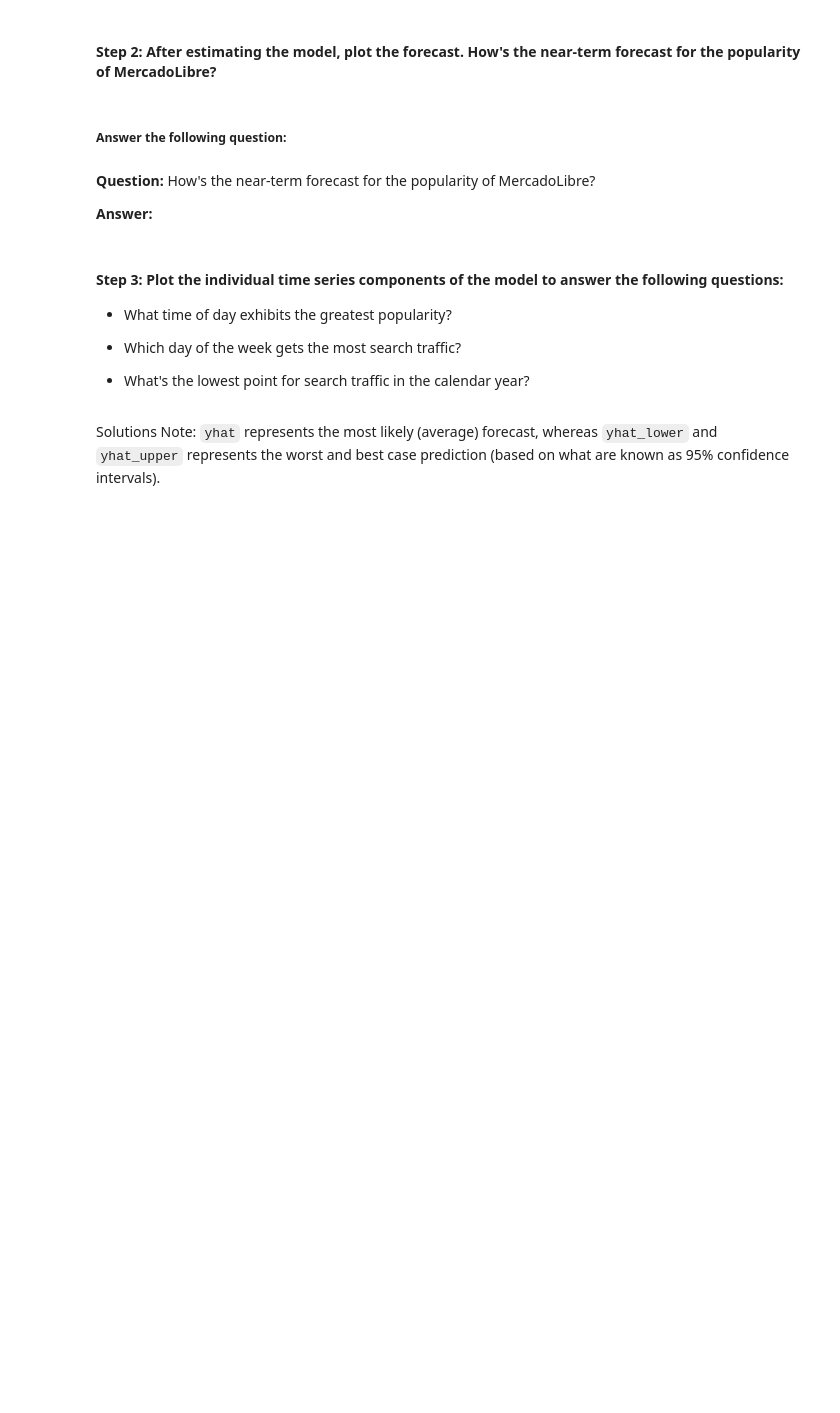
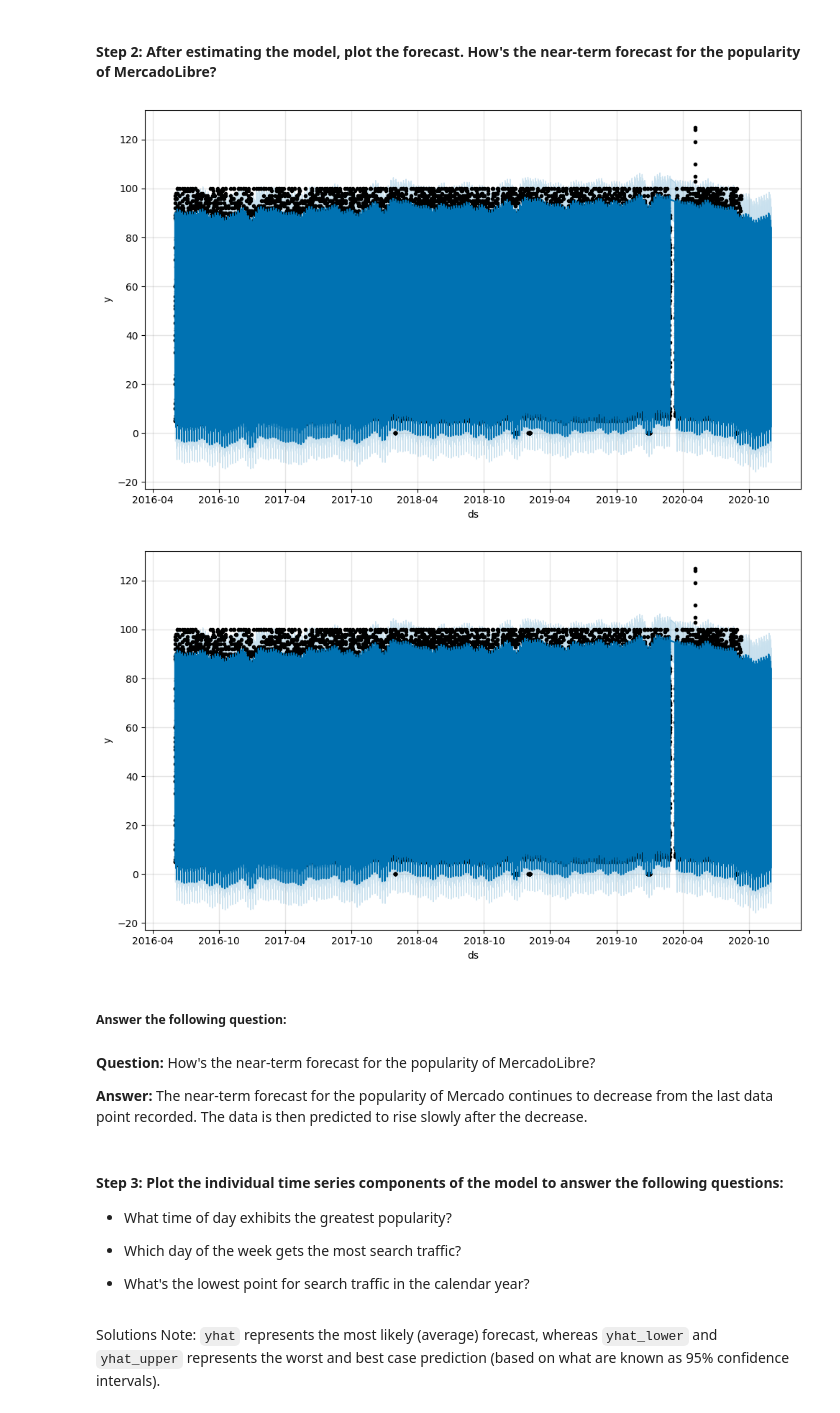
Before and after one commit to LardexTheLarge/prophet-challenge, a Jupyter notebook: forecasting_net_prophet.ipynb, the cells around one changed output. Drawn from its saved outputs; the diff is of its cells as text; code cells hidden in the pictures; blank space fills up the shorter version.

```diff
--- a/forecasting_net_prophet.ipynb
+++ b/forecasting_net_prophet.ipynb
@@ -411,12 +419,16 @@ forecast_mercado_trends.head()
 #### Step 2: After estimating the model, plot the forecast. How's the near-term forecast for the popularity of MercadoLibre?
 # %%
 # Plot the Prophet predictions for the Mercado trends data
+m.plot(forecast_mercado_trends)
+# %% [output]
+[figure, added]
+[figure, added]
 # %% [markdown]
 ##### Answer the following question:
 # %% [markdown]
 **Question:**  How's the near-term forecast for the popularity of MercadoLibre?
 
-**Answer:**
+**Answer:** The near-term forecast for the popularity of Mercado continues to decrease from the last data point recorded. The data is then predicted to rise slowly after the decrease.
 # %% [markdown]
 #### Step 3: Plot the individual time series components of the model to answer the following questions:
 
```
Also changed, not shown: parts of 1 cell of this notebook.
